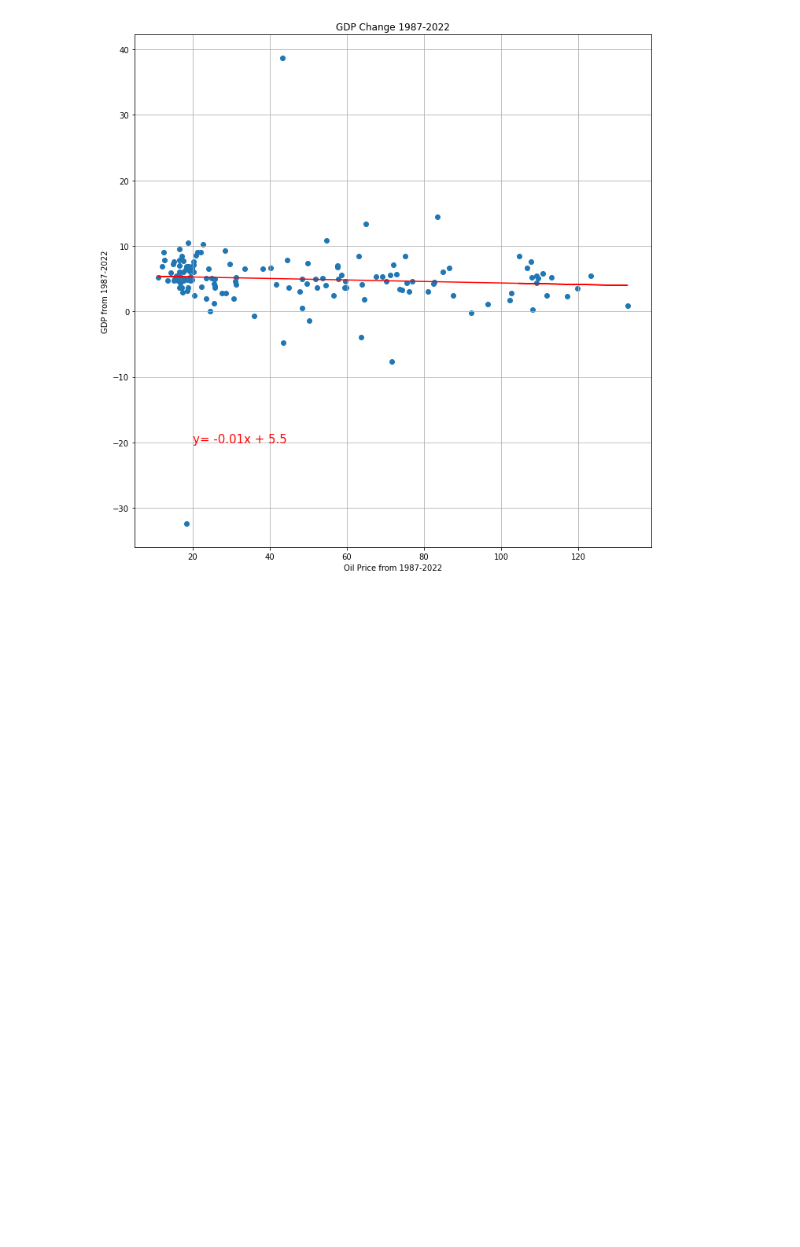
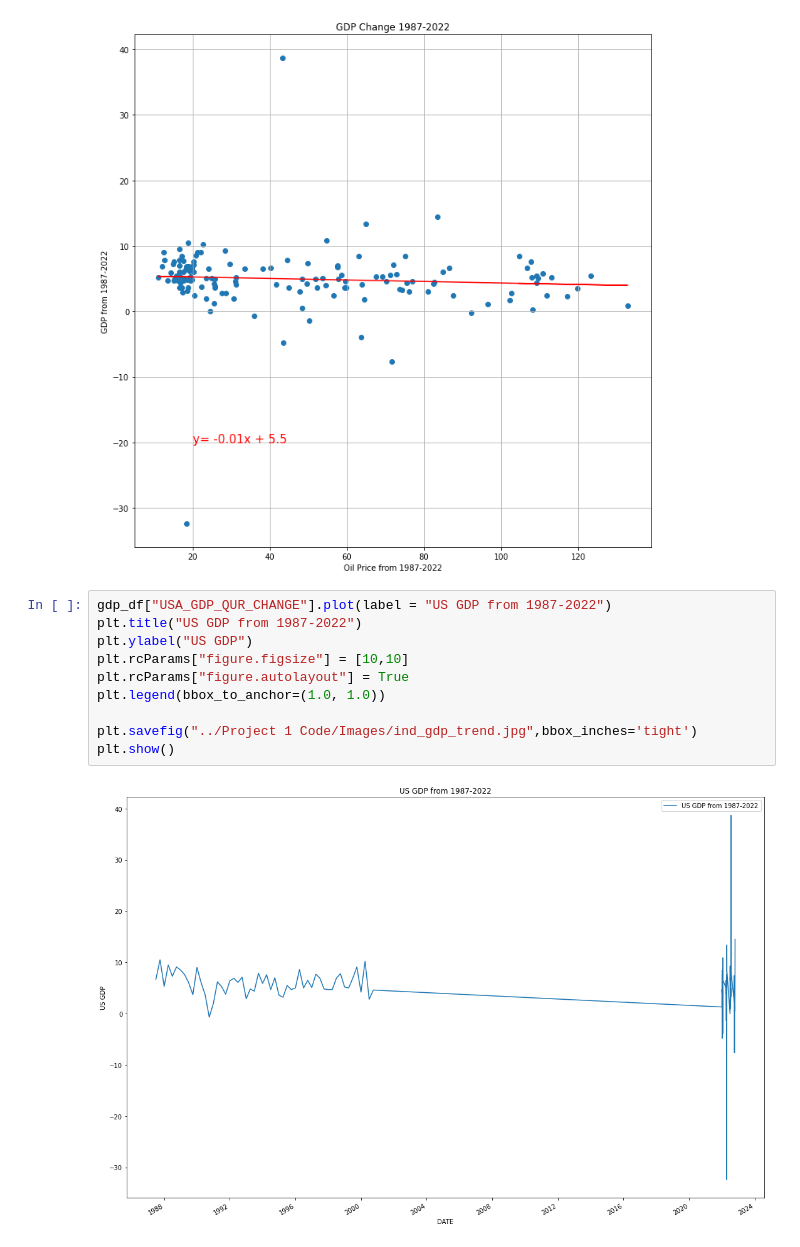
Before and after one commit to Master-Leo/Team-6-Main, a Jupyter notebook: Project 1 Code/statistical_analysis.ipynb, the cells around one changed output. Drawn from its saved outputs; the diff is of its cells as text; blank space fills up the shorter version.

Commit message:
"Added GDP Line Chart"

```diff
--- a/Project 1 Code/statistical_analysis.ipynb
+++ b/Project 1 Code/statistical_analysis.ipynb
@@ -337,3 +337,15 @@ plt.show()
 The r-square is: 0.005232829997689967
 The correlation between both factors is -0.07
 [figure]
+# %%
+gdp_df["USA_GDP_QUR_CHANGE"].plot(label = "US GDP from 1987-2022")
+plt.title("US GDP from 1987-2022")
+plt.ylabel("US GDP")
+plt.rcParams["figure.figsize"] = [10,10]
+plt.rcParams["figure.autolayout"] = True
+plt.legend(bbox_to_anchor=(1.0, 1.0))
+
+plt.savefig("../Project 1 Code/Images/ind_gdp_trend.jpg",bbox_inches='tight')
+plt.show()
+# %% [output]
+[figure, added]
```
Also changed, not shown: 1 other file.
